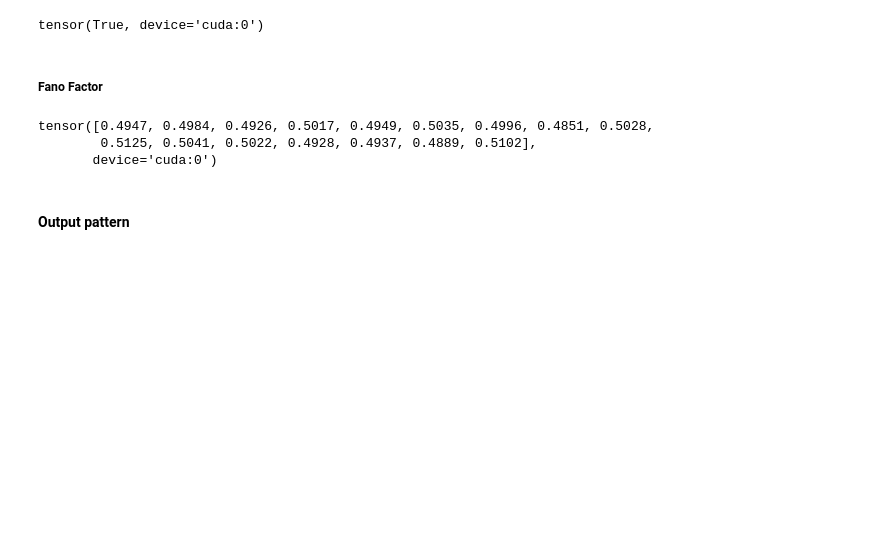
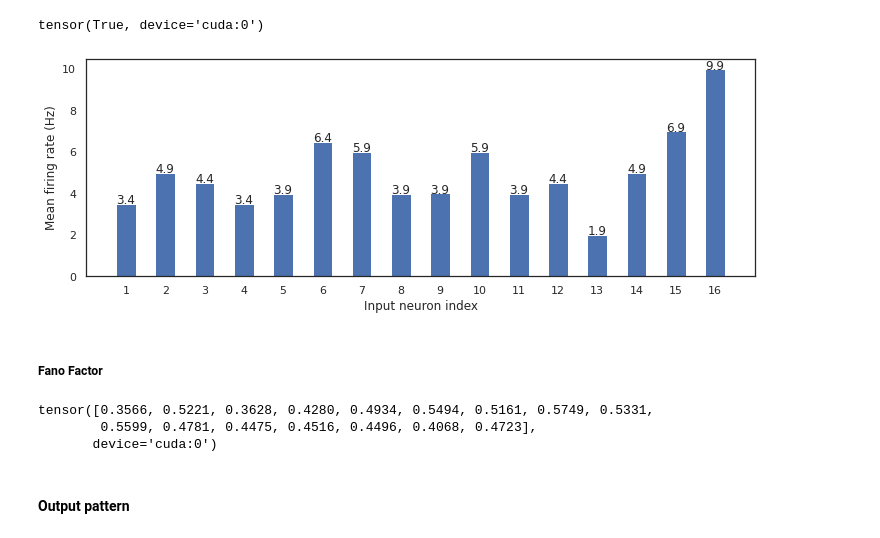
Before and after one commit to cngzlsh/BrainNet, a Jupyter notebook: abnn_pattern_analysis.ipynb, the cells around one changed output. Saved outputs shown, nothing was run; the diff lists cells and outputs as text; code cells hidden in the pictures; blank space fills up the shorter version.

```diff
--- a/abnn_pattern_analysis.ipynb
+++ b/abnn_pattern_analysis.ipynb
@@ -20,6 +20,27 @@ X_train2, _ = load_data('./data/', 'complex_train.pkl')
 X_train.any() == X_train2.any()
 # %% [output]
 tensor(True, device='cuda:0')
+# %%
+plt.figure(figsize=(12,4))
+w = 1
+
+means = np.zeros(16)
+for j in range(16):
+    means[j] = torch.mean(X_train[:,:,j])
+
+plt.bar(np.arange(16),means, 0.5*w)
+
+for i in range(16):
+    plt.text(i, means[i], str(means[i])[:3], ha='center')
+
+plt.xticks([])
+plt.xticks(np.arange(16), np.arange(1,17))
+plt.ylabel('Mean firing rate (Hz)')
+plt.xlabel('Input neuron index')
+plt.savefig('./figures/entropy_distributions.png')
+plt.show()
+# %% [output]
+[figure, added]
 # %% [markdown]
 ##### Fano Factor
 # %%
@@ -33,10 +54,10 @@ def fano_factor(spike_trains):
     std = torch.std(torch.sum(spike_trains, dim=1), dim=0)
     return std ** 2 / mean
 
-fano_factor(X_train)
+fano_factor(X_train[:100,:,:])
 # %% [output]
-tensor([0.4947, 0.4984, 0.4926, 0.5017, 0.4949, 0.5035, 0.4996, 0.4851, 0.5028,
-        0.5125, 0.5041, 0.5022, 0.4928, 0.4937, 0.4889, 0.5102],
+tensor([0.3566, 0.5221, 0.3628, 0.4280, 0.4934, 0.5494, 0.5161, 0.5749, 0.5331,
+        0.5599, 0.4781, 0.4475, 0.4516, 0.4496, 0.4068, 0.4723],
        device='cuda:0')
 # %%
 # computes the entropy of a tensor
```
Also changed, not shown: parts of 7 cells of this notebook, 16 other files.
